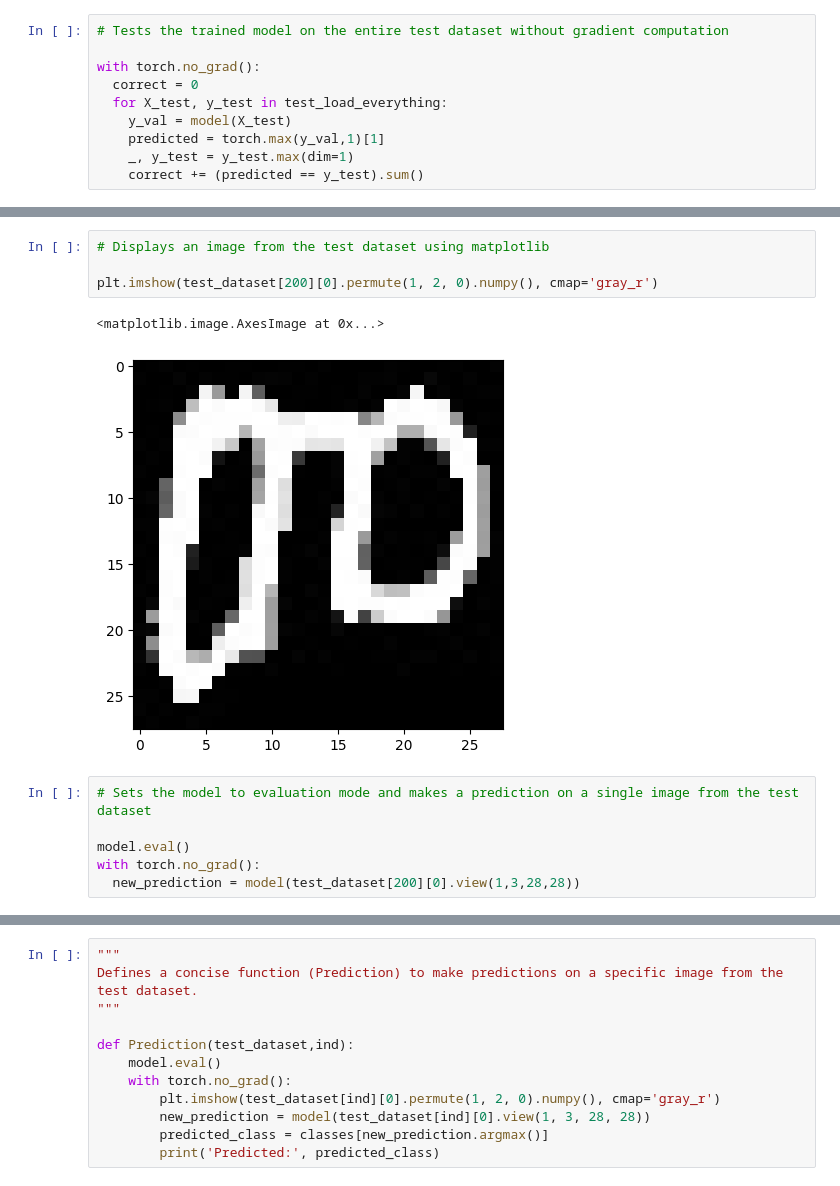
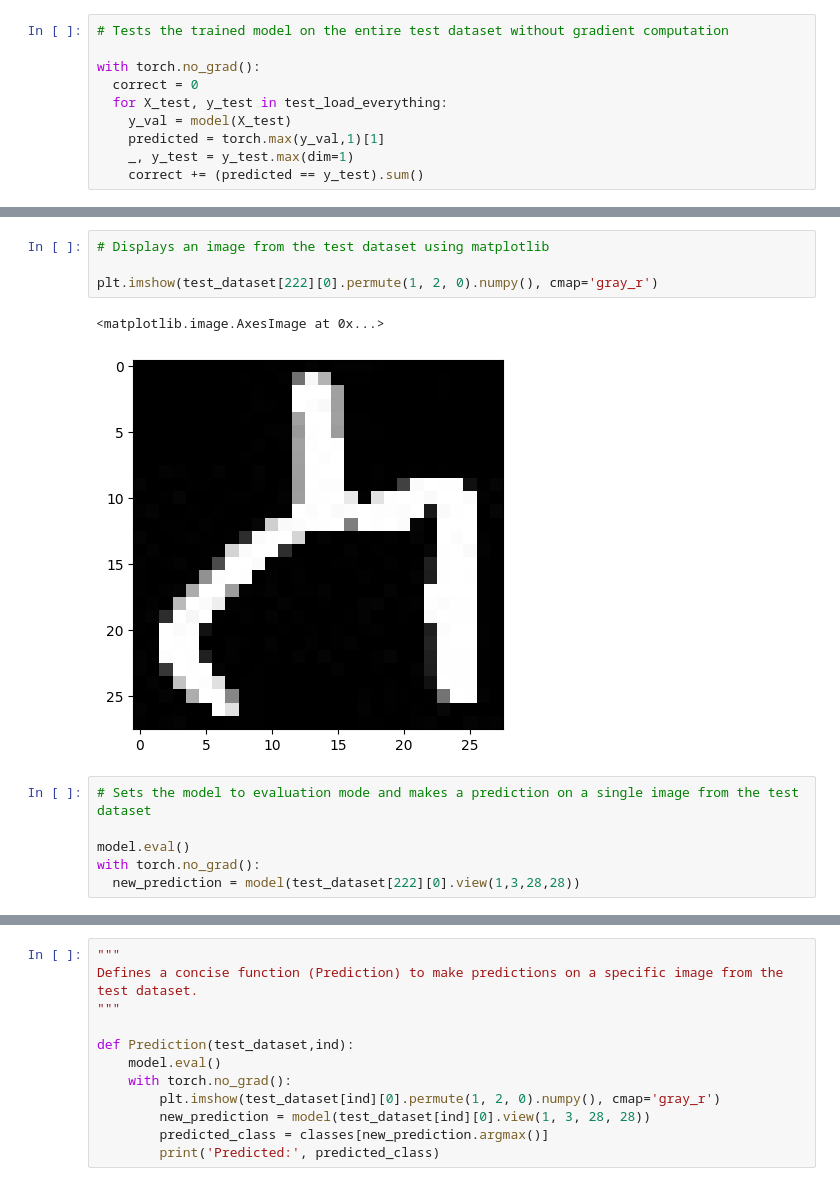
Before and after one commit to MuleHakim/Amharic-Letter-Classification, a Jupyter notebook: Amharic_letter_classification.ipynb, the cells around one changed output, grey strips where cells are left out. Saved outputs shown, nothing was run; the diff lists cells and outputs as text.

```diff
--- a/Amharic_letter_classification.ipynb
+++ b/Amharic_letter_classification.ipynb
@@ -536,16 +542,16 @@ tensor([[[0.0000, 0.0039, 0.0118,  ..., 0.0000, 0.0000, 0.0118],
 # %%
 # Displays an image from the test dataset using matplotlib
 
-plt.imshow(test_dataset[200][0].permute(1, 2, 0).numpy(), cmap='gray_r')
+plt.imshow(test_dataset[222][0].permute(1, 2, 0).numpy(), cmap='gray_r')
 # %% [output]
 <matplotlib.image.AxesImage at 0x...>
-[figure, old version]
+[figure, new version]
 # %%
 # Sets the model to evaluation mode and makes a prediction on a single image from the test dataset
 
 model.eval()
 with torch.no_grad():
-  new_prediction = model(test_dataset[200][0].view(1,3,28,28))
+  new_prediction = model(test_dataset[222][0].view(1,3,28,28))
 # %%
 # Retrieves the predicted class label based on the maximum probability
 
```
Also changed, not shown: parts of 26 cells of this notebook.
